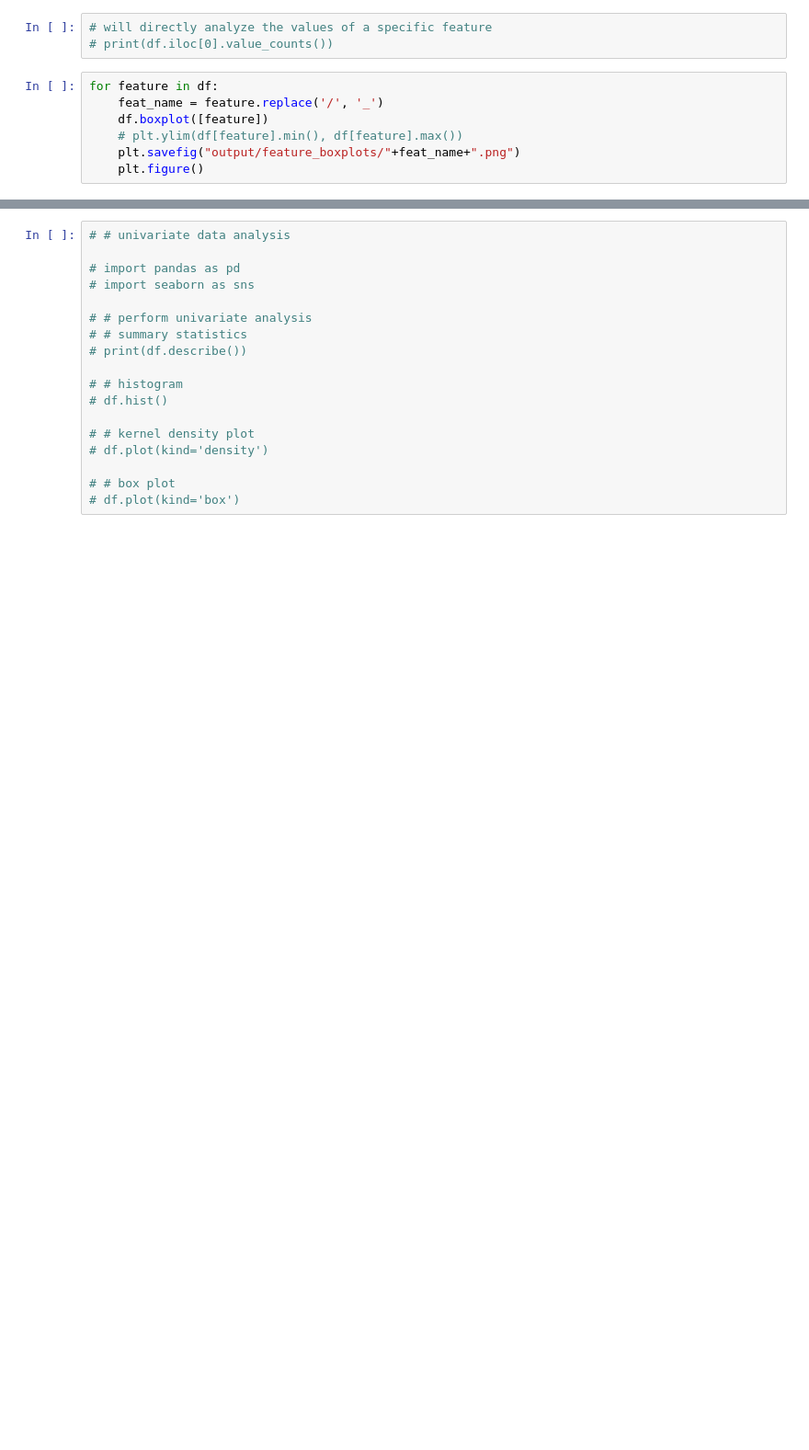
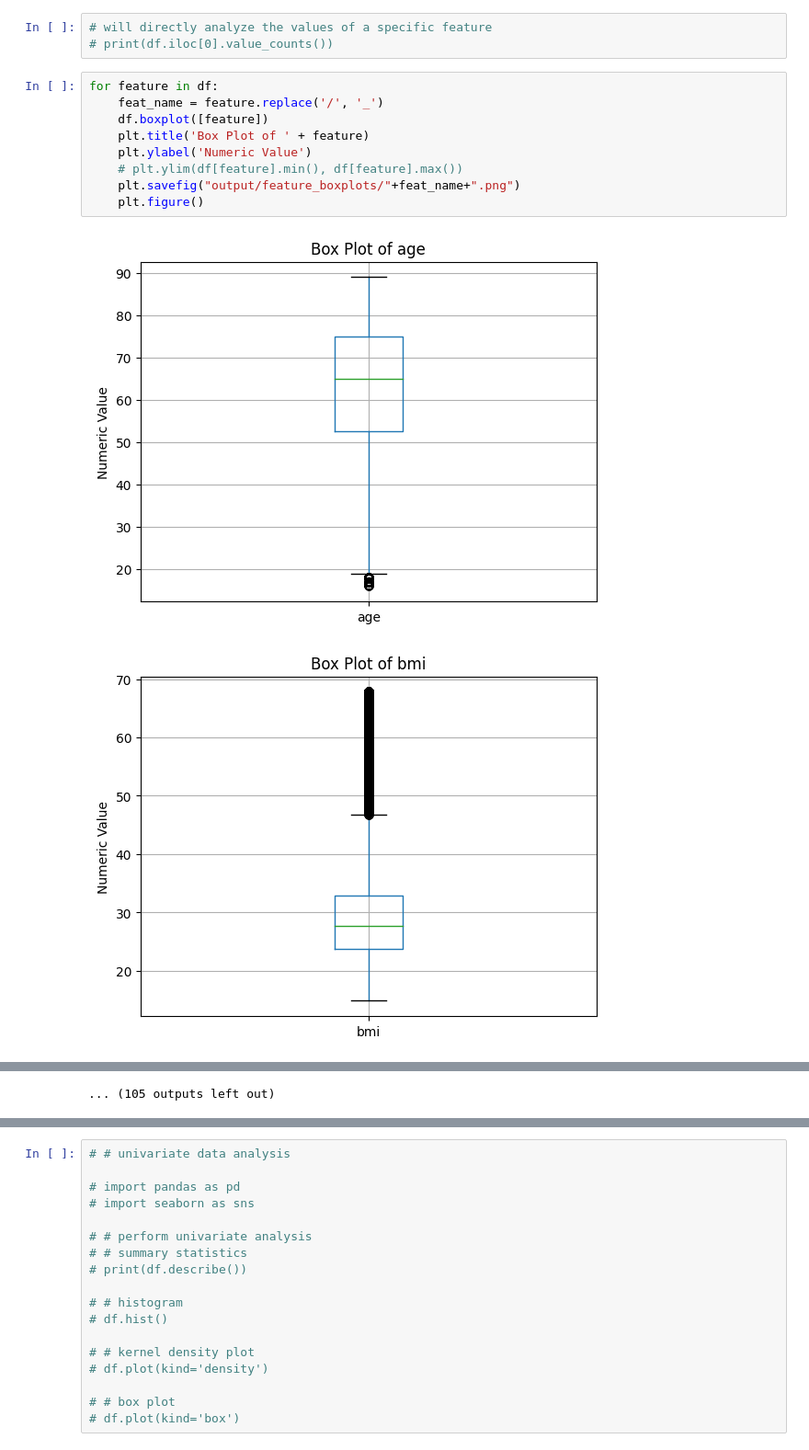
Before and after one commit to pauljhan01/DSP-Final-Project, a Jupyter notebook: FinalProject.ipynb, the cells around one changed output, grey strips where cells are left out. Shown at 92% size. Saved outputs shown, nothing was run; the diff lists cells and outputs as text; blank space fills up the shorter version.

```diff
--- a/FinalProject.ipynb
+++ b/FinalProject.ipynb
@@ -110,7 +110,12 @@ Standard Deviation of icu_stay_type_transfer is  0.22639502619298357
 # %%
 for feature in df:
     feat_name = feature.replace('/', '_')
     df.boxplot([feature])
+    plt.title('Box Plot of ' + feature)
+    plt.ylabel('Numeric Value')
     # plt.ylim(df[feature].min(), df[feature].max())
     plt.savefig("output/feature_boxplots/"+feat_name+".png")
     plt.figure()
+# %% [output]
+[figure, added]
+[figure, added]
@@ -117,3 +132,4 @@ for feature in df:
+... (105 outputs left out)
 # %%
 for feature in df:
     feat_name = feature.replace('/', '_')
```
Also changed, not shown: parts of 11 cells of this notebook.
